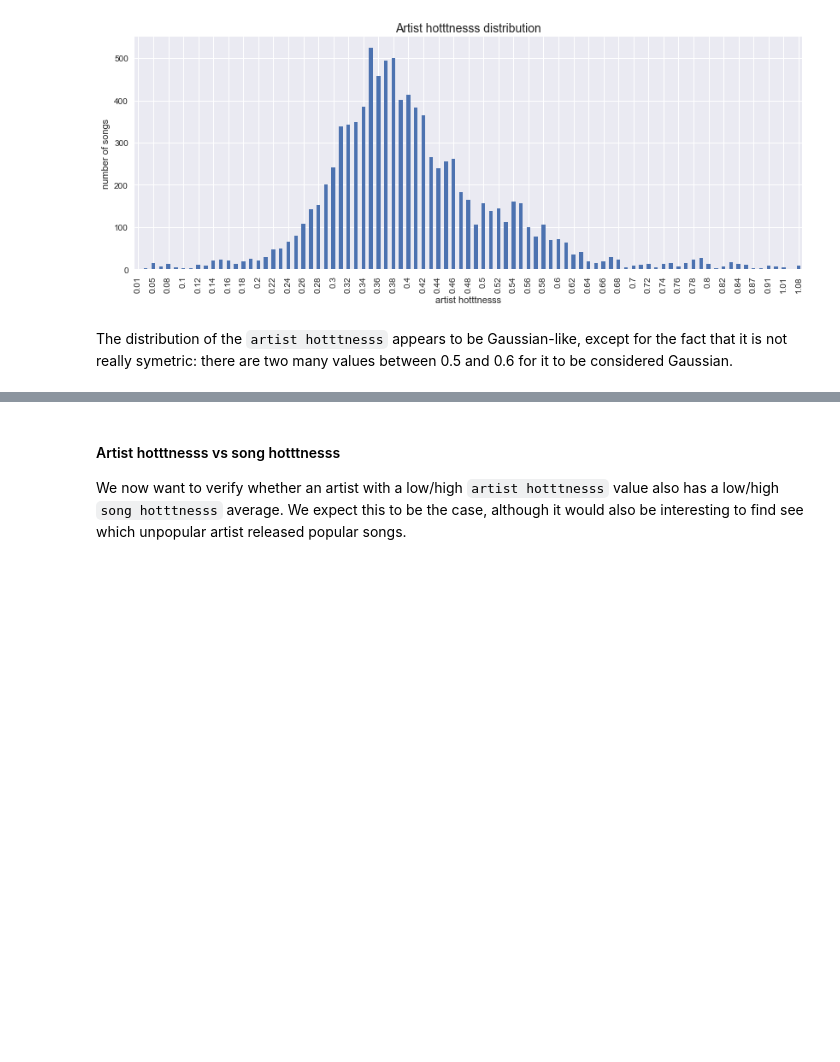
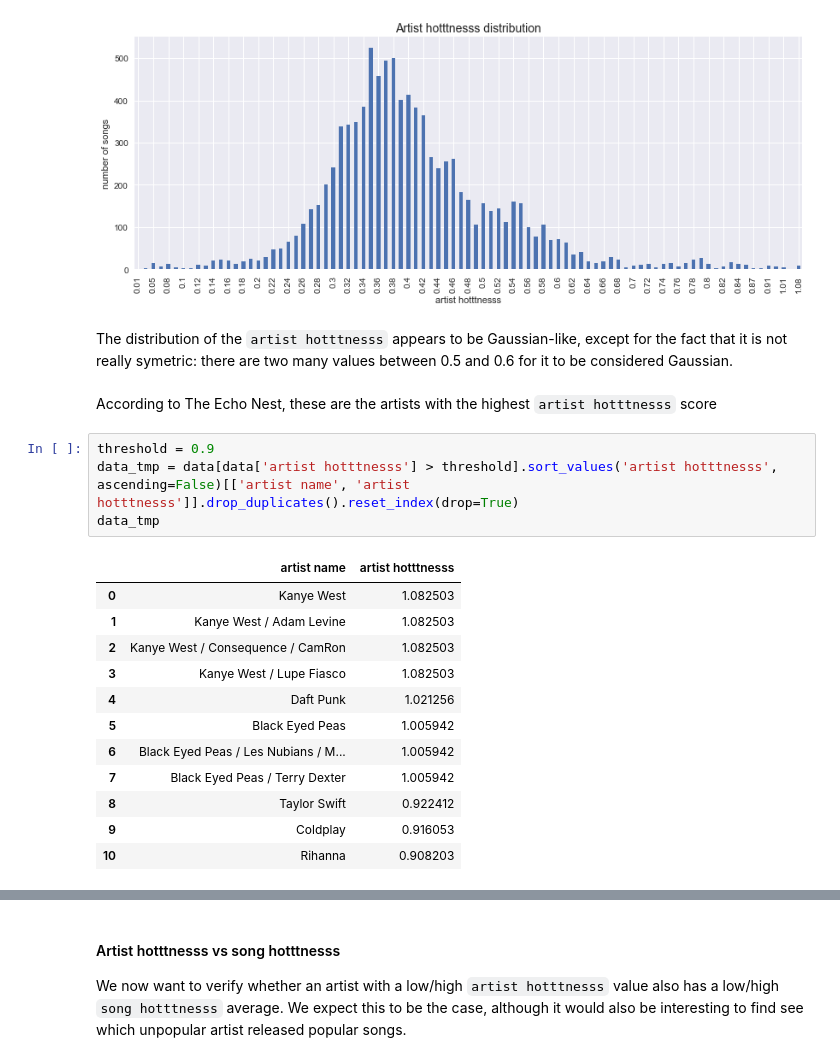
Before and after one commit to Piloumpicou/ADA-Unexpected-Match, a Jupyter notebook: project/MSD_subset.ipynb, the cells around one changed output, grey strips where cells are left out. Drawn from its saved outputs; the diff is of its cells as text; blank space fills up the shorter version.

Commit message:
update text description and add something about most popular artists

```diff
--- a/project/MSD_subset.ipynb
+++ b/project/MSD_subset.ipynb
@@ -463,3 +504,22 @@ set_ticks_wtih_step(ax, 2)
 [figure]
 # %% [markdown]
 The distribution of the `artist hotttnesss` appears to be Gaussian-like, except for the fact that it is not really symetric: there are two many values between 0.5 and 0.6 for it to be considered Gaussian.
+# %% [markdown]
+According to The Echo Nest, these are the artists with the highest `artist hotttnesss` score
+# %%
+threshold = 0.9
+data_tmp = data[data['artist hotttnesss'] > threshold].sort_values('artist hotttnesss', ascending=False)[['artist name', 'artist hotttnesss']].drop_duplicates().reset_index(drop=True)
+data_tmp
+# %% [output]
+|  | artist name | artist hotttnesss |
+| 0 | Kanye West | 1.082503 |
+| 1 | Kanye West / Adam Levine | 1.082503 |
+| 2 | Kanye West / Consequence / CamRon | 1.082503 |
+| 3 | Kanye West / Lupe Fiasco | 1.082503 |
+| 4 | Daft Punk | 1.021256 |
+| 5 | Black Eyed Peas | 1.005942 |
+| 6 | Black Eyed Peas / Les Nubians / M... | 1.005942 |
+| 7 | Black Eyed Peas / Terry Dexter | 1.005942 |
+| 8 | Taylor Swift | 0.922412 |
+| 9 | Coldplay | 0.916053 |
+| 10 | Rihanna | 0.908203 |
```
Also changed, not shown: parts of 24 cells of this notebook.
